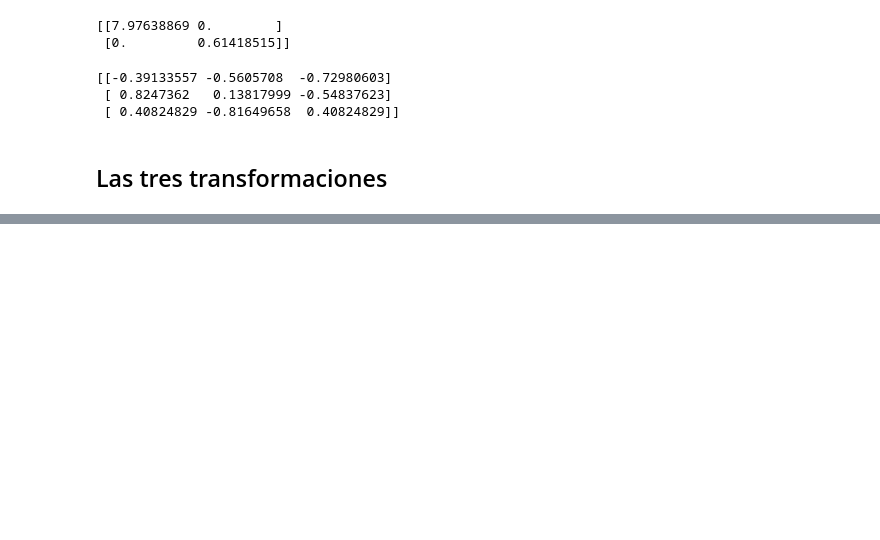
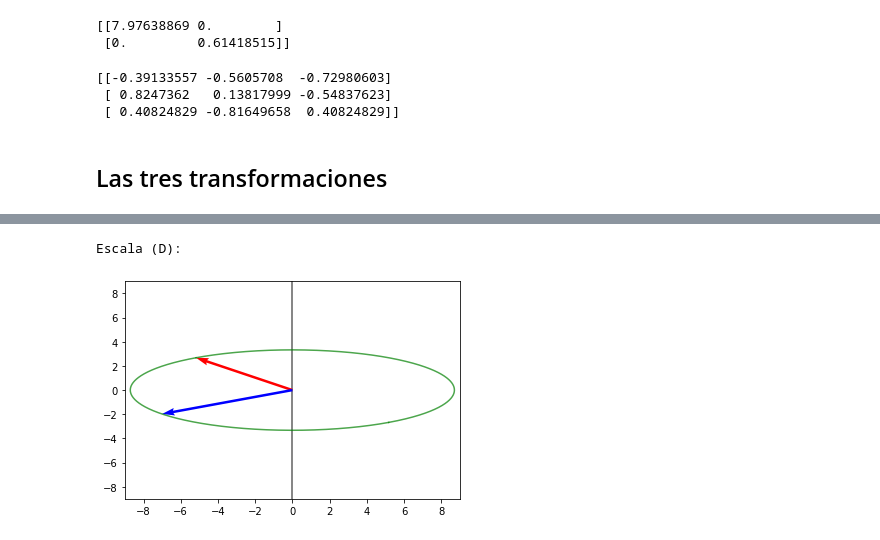
Before and after one commit to luceldasilva/algebra-lineal-para-ml, a Jupyter notebook: Algebra_Lineal.ipynb, the cells around one changed output, grey strips where cells are left out. Saved outputs shown, nothing was run; the diff lists cells and outputs as text; code cells hidden in the pictures; blank space fills up the shorter version.

```diff
--- a/Algebra_Lineal.ipynb
+++ b/Algebra_Lineal.ipynb
@@ -254,0 +280,10 @@ def graficarMatriz(matriz, vectorCol['red', 'blue']):
+# %%
+print('Escala (D):')
+graficarMatriz(np.diag(D7).dot(V7))
+
+plt.xlim(-9, 9)
+plt.ylim(-9, 9)
+plt.show()
+# %% [output]
+Escala (D):
+[figure, added]
```
Also changed, not shown: parts of 13 cells of this notebook.
